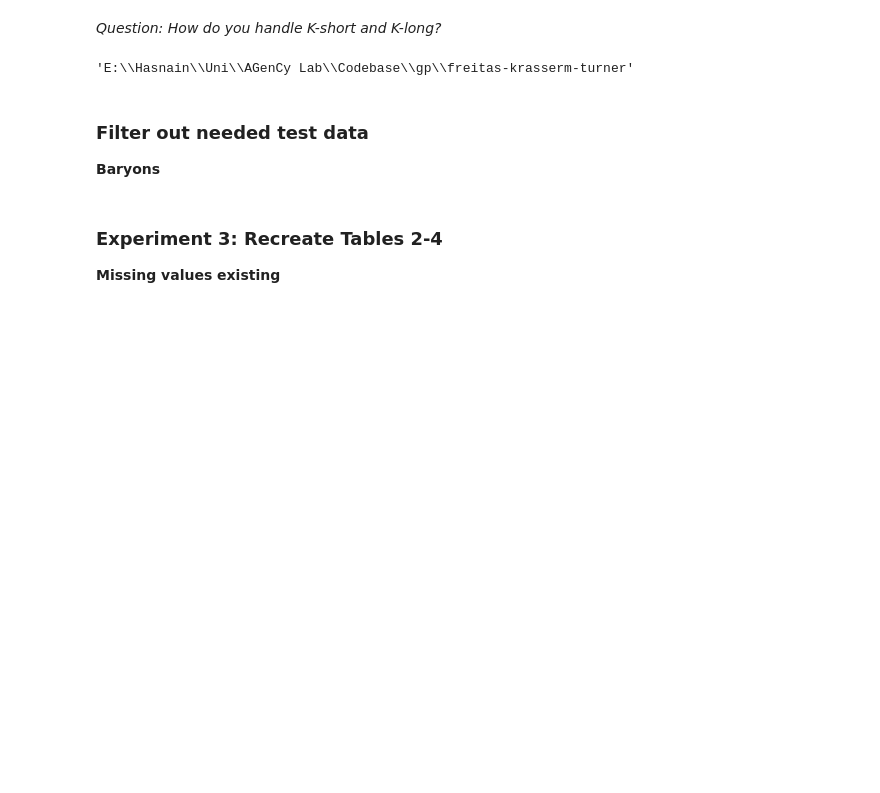
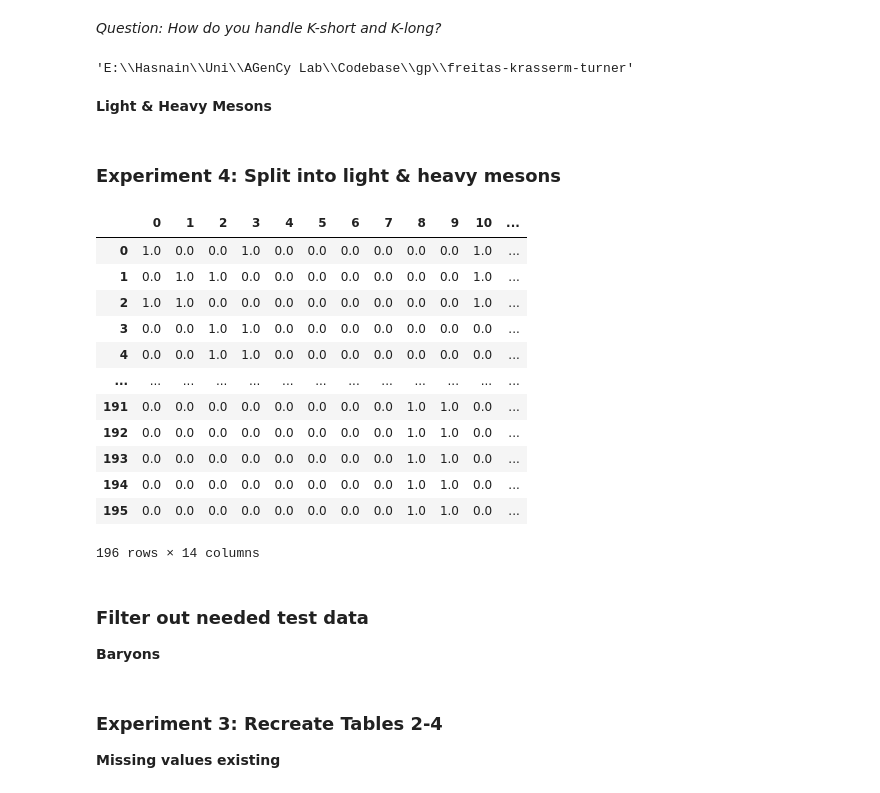
Before and after one commit to has9h/gp, a Jupyter notebook: freitas-krasserm-turner/gaussian-processes-krasserm.ipynb, the cells around one changed output. Drawn from its saved outputs; the diff is of its cells as text; code cells hidden in the pictures; blank space fills up the shorter version.

Commit message:
experiments on light/heavy mesons + baryons

```diff
--- a/freitas-krasserm-turner/gaussian-processes-krasserm.ipynb
+++ b/freitas-krasserm-turner/gaussian-processes-krasserm.ipynb
@@ -281,3 +284,5 @@ data = np.loadtxt(data_file)
 target = np.loadtxt(target_file)
 test = np.loadtxt(test_file)
 test_target = np.loadtxt(test_target_file)
+# %% [markdown]
+**Light & Heavy Mesons**
@@ -283,0 +295,2 @@ test_target = np.loadtxt(test_target_file)
+# %% [markdown]
+### Experiment 4: Split into light & heavy mesons
@@ -283,0 +306,17 @@ test_target = np.loadtxt(test_target_file)
+# %%
+data_df = pd.DataFrame(data=data)
+data_df
+# %% [output]
+|  | 0 | 1 | 2 | 3 | 4 | 5 | 6 | 7 | 8 | 9 | 10 | ... |
+| 0 | 1.0 | 0.0 | 0.0 | 1.0 | 0.0 | 0.0 | 0.0 | 0.0 | 0.0 | 0.0 | 1.0 | ... |
+| 1 | 0.0 | 1.0 | 1.0 | 0.0 | 0.0 | 0.0 | 0.0 | 0.0 | 0.0 | 0.0 | 1.0 | ... |
+| 2 | 1.0 | 1.0 | 0.0 | 0.0 | 0.0 | 0.0 | 0.0 | 0.0 | 0.0 | 0.0 | 1.0 | ... |
+| 3 | 0.0 | 0.0 | 1.0 | 1.0 | 0.0 | 0.0 | 0.0 | 0.0 | 0.0 | 0.0 | 0.0 | ... |
+| 4 | 0.0 | 0.0 | 1.0 | 1.0 | 0.0 | 0.0 | 0.0 | 0.0 | 0.0 | 0.0 | 0.0 | ... |
+| ... | ... | ... | ... | ... | ... | ... | ... | ... | ... | ... | ... | ... |
+| 191 | 0.0 | 0.0 | 0.0 | 0.0 | 0.0 | 0.0 | 0.0 | 0.0 | 1.0 | 1.0 | 0.0 | ... |
+| 192 | 0.0 | 0.0 | 0.0 | 0.0 | 0.0 | 0.0 | 0.0 | 0.0 | 1.0 | 1.0 | 0.0 | ... |
+| 193 | 0.0 | 0.0 | 0.0 | 0.0 | 0.0 | 0.0 | 0.0 | 0.0 | 1.0 | 1.0 | 0.0 | ... |
+| 194 | 0.0 | 0.0 | 0.0 | 0.0 | 0.0 | 0.0 | 0.0 | 0.0 | 1.0 | 1.0 | 0.0 | ... |
+| 195 | 0.0 | 0.0 | 0.0 | 0.0 | 0.0 | 0.0 | 0.0 | 0.0 | 1.0 | 1.0 | 0.0 | ... |
+196 rows × 14 columns
```
Also changed, not shown: parts of 12 cells of this notebook, 19 other files.
